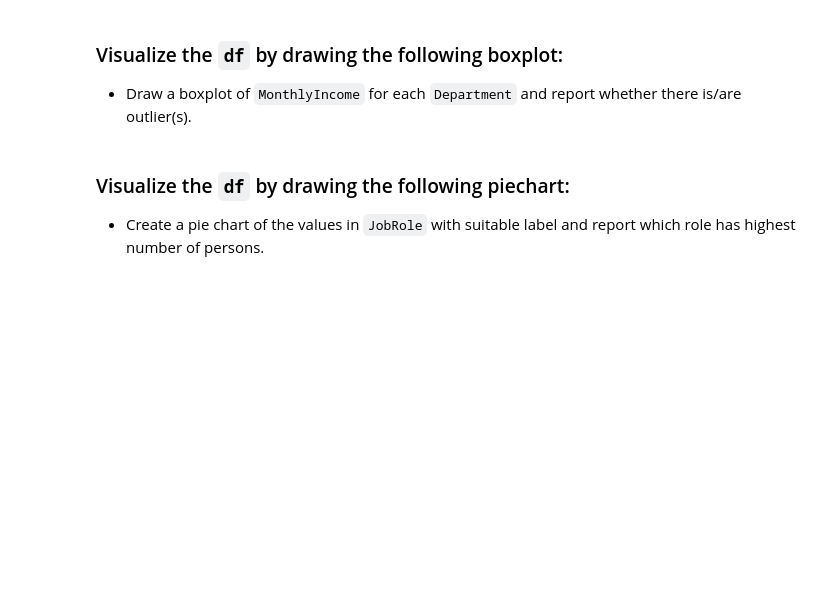
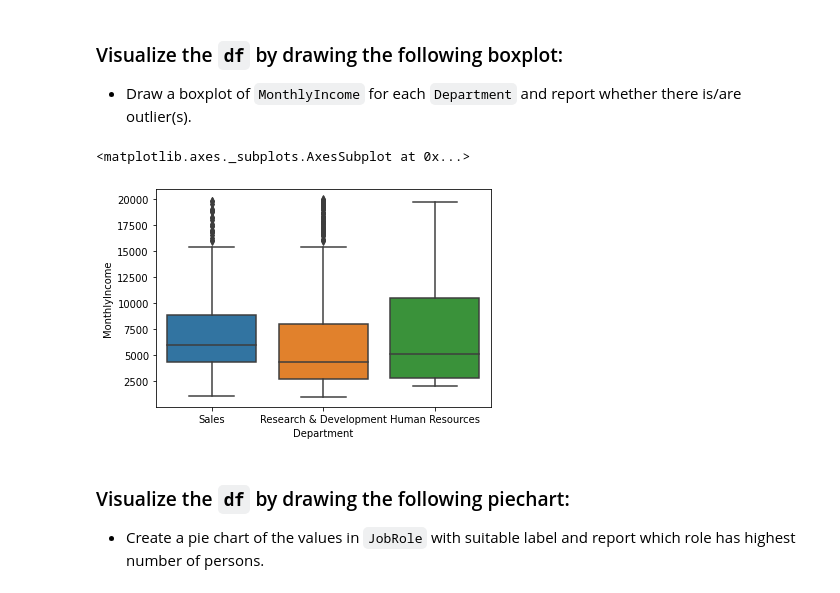
Before and after one commit to jaimin159/SHALA2020, a Jupyter notebook: DS_L2_17_Apr_Assignment_2_DS.ipynb, the cells around one changed output. Saved outputs shown, nothing was run; the diff lists cells and outputs as text; code cells hidden in the pictures; blank space fills up the shorter version.

````diff
--- a/DS_L2_17_Apr_Assignment_2_DS.ipynb
+++ b/DS_L2_17_Apr_Assignment_2_DS.ipynb
@@ -153,3 +162,8 @@ sns.countplot(df['Attrition'].value_counts(normalize=True))
+# %%
+sns.boxplot('Department', 'MonthlyIncome', data=df)
+# %% [output]
+<matplotlib.axes._subplots.AxesSubplot at 0x...>
+[figure, added]
 # %% [markdown]
 ### Visualize the ```df``` by drawing the following piechart:
 
````
Also changed, not shown: parts of 9 cells of this notebook.
